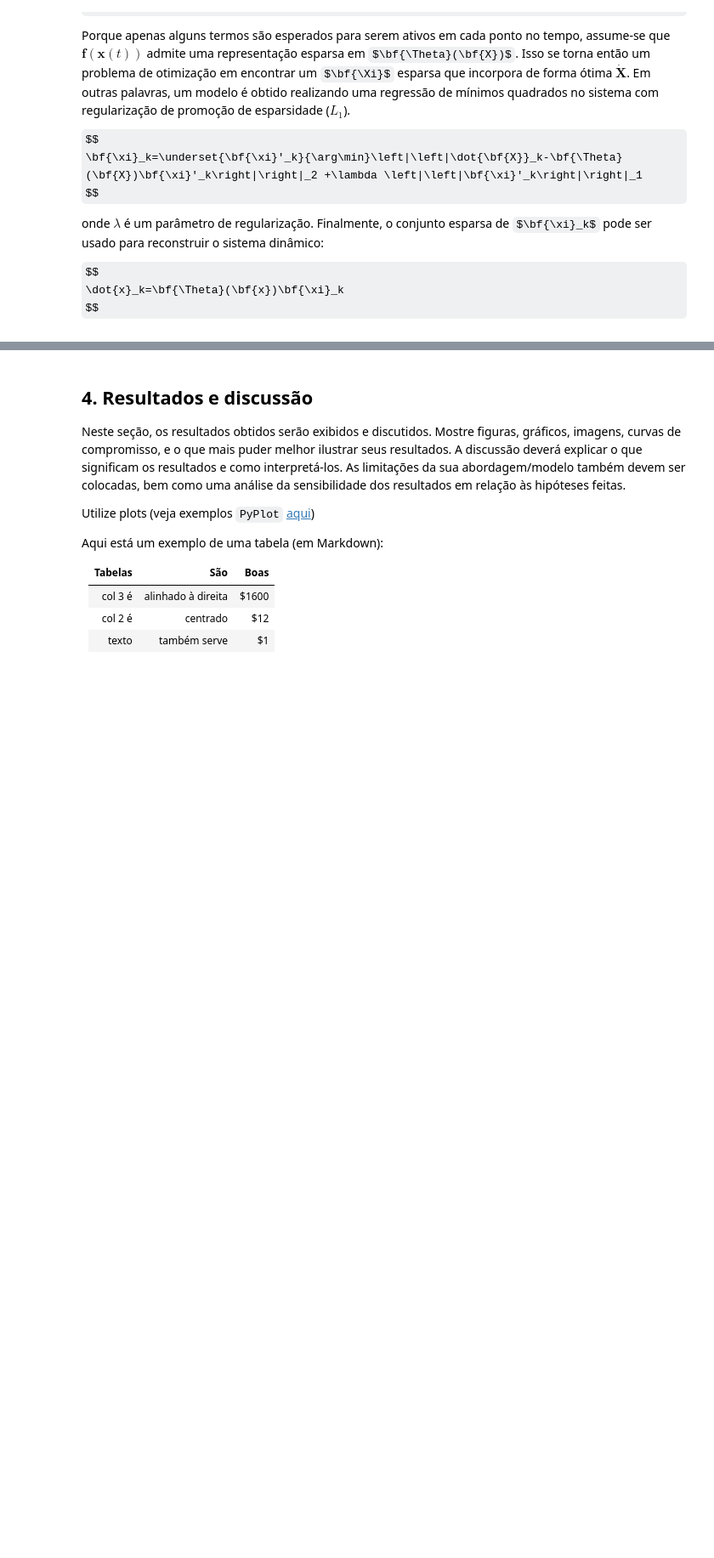
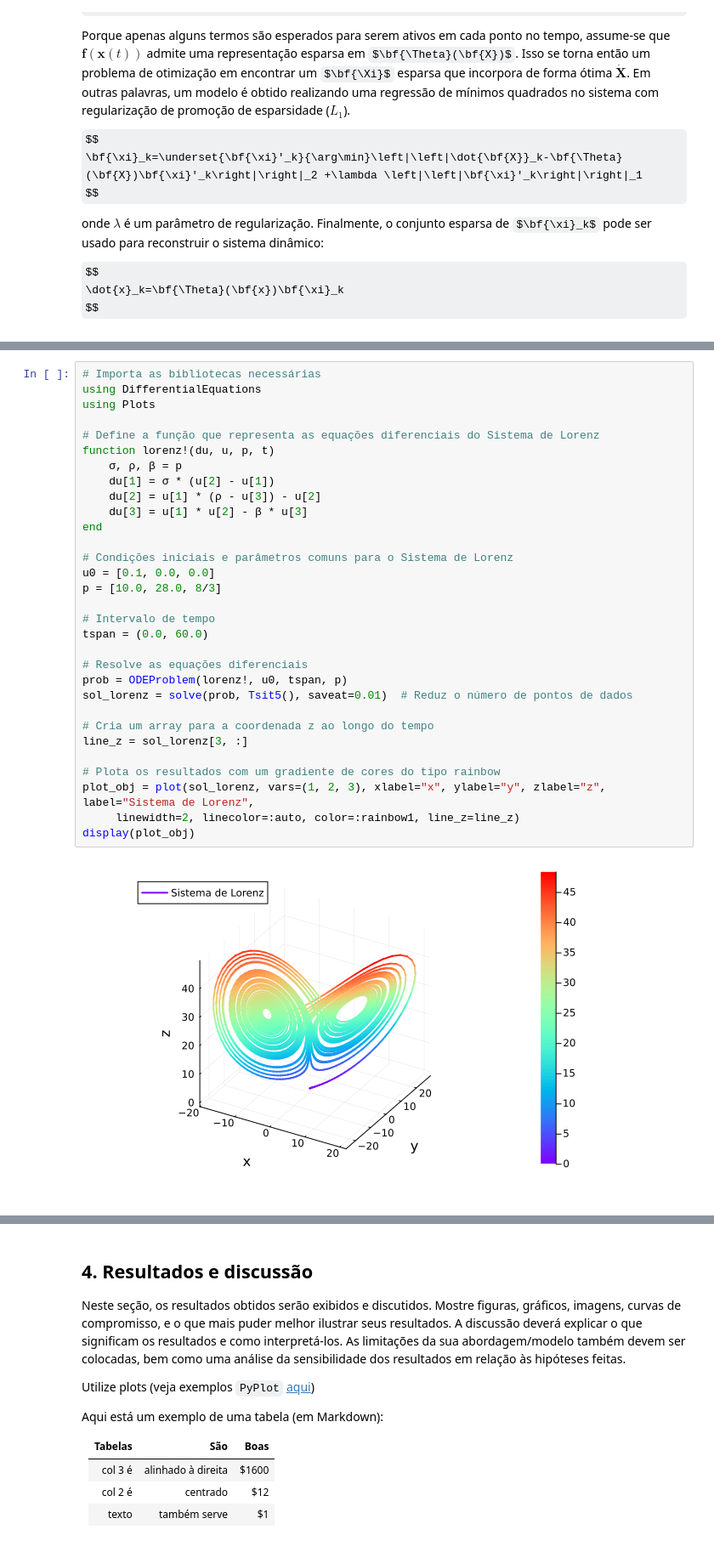
Before and after one commit to leotanaka4/governing-equations, a Jupyter notebook: main.ipynb, the cells around one changed output, grey strips where cells are left out. Shown at 85% size. Drawn from its saved outputs; the diff is of its cells as text; some formulas as TeX source; blank space fills up the shorter version.

```diff
--- a/main.ipynb
+++ b/main.ipynb
@@ -171,0 +166,33 @@ O número total de cabras é: 0.0
+# %%
+# Importa as bibliotecas necessárias
+using DifferentialEquations
+using Plots
+
+# Define a função que representa as equações diferenciais do Sistema de Lorenz
+function lorenz!(du, u, p, t)
+    σ, ρ, β = p
+    du[1] = σ * (u[2] - u[1])
+    du[2] = u[1] * (ρ - u[3]) - u[2]
+    du[3] = u[1] * u[2] - β * u[3]
+end
+
+# Condições iniciais e parâmetros comuns para o Sistema de Lorenz
+u0 = [0.1, 0.0, 0.0]
+p = [10.0, 28.0, 8/3]
+
+# Intervalo de tempo
+tspan = (0.0, 60.0)
+
+# Resolve as equações diferenciais
+prob = ODEProblem(lorenz!, u0, tspan, p)
+sol_lorenz = solve(prob, Tsit5(), saveat=0.01)  # Reduz o número de pontos de dados
+
+# Cria um array para a coordenada z ao longo do tempo
+line_z = sol_lorenz[3, :]
+
+# Plota os resultados com um gradiente de cores do tipo rainbow
+plot_obj = plot(sol_lorenz, vars=(1, 2, 3), xlabel="x", ylabel="y", zlabel="z", label="Sistema de Lorenz",
+     linewidth=2, linecolor=:auto, color=:rainbow1, line_z=line_z)
+display(plot_obj)
+# %% [output]
+[figure, added]
```
Also changed, not shown: parts of 14 cells of this notebook.
